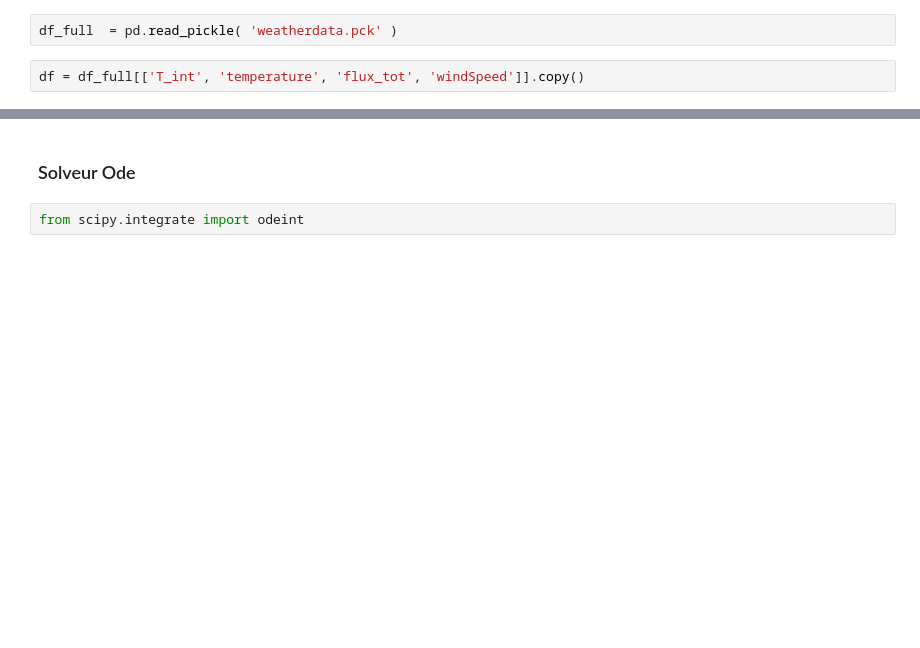
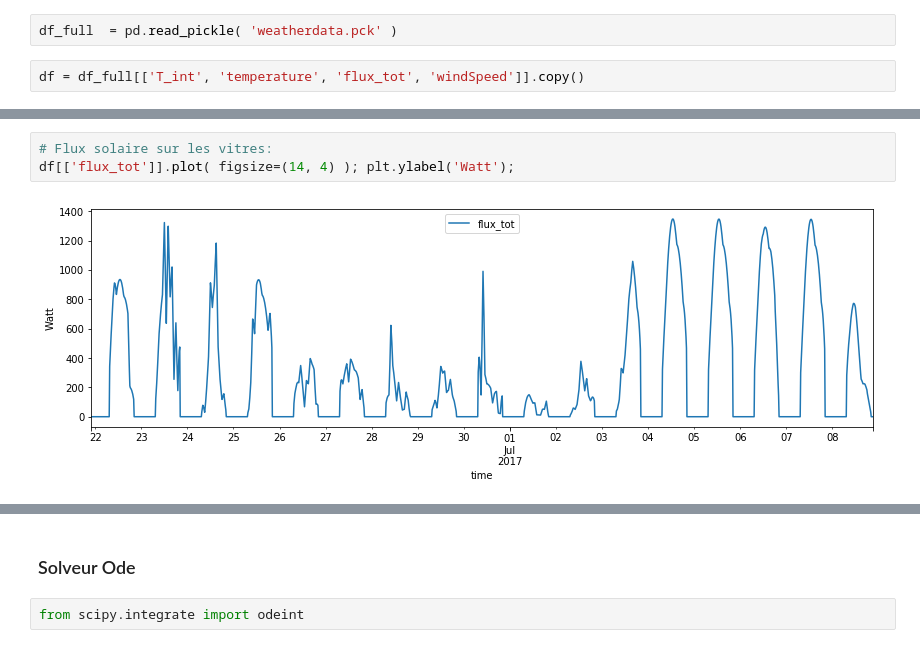
Before and after one commit to xdze2/thermique_appart, a Jupyter notebook: BlackBoxModel02.ipynb, the cells around one changed output, grey strips where cells are left out. Drawn from its saved outputs; the diff is of its cells as text; blank space fills up the shorter version.

```diff
--- a/BlackBoxModel02.ipynb
+++ b/BlackBoxModel02.ipynb
@@ -20,3 +20,8 @@ df[['T_int', 'temperature']].plot( figsize=(14, 4) ); plt.ylabel('°C');
+# %%
+# Flux solaire sur les vitres:
+df[['flux_tot']].plot( figsize=(14, 4) ); plt.ylabel('Watt');
+# %% [output]
+[figure, added]
 # %% [markdown]
 # Le modèle
 ![schéma eq.](images/sch_blackbox02.png)
```
Also changed, not shown: parts of 9 cells of this notebook, 1 other file.
